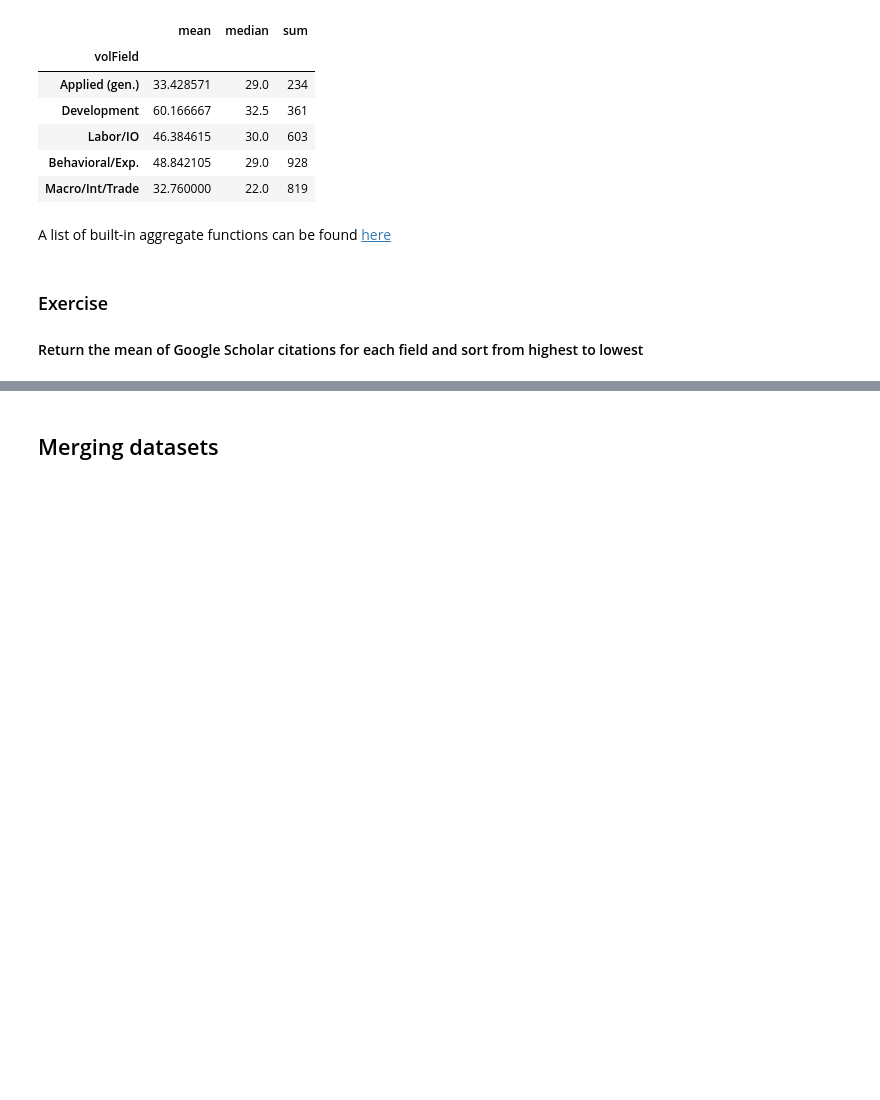
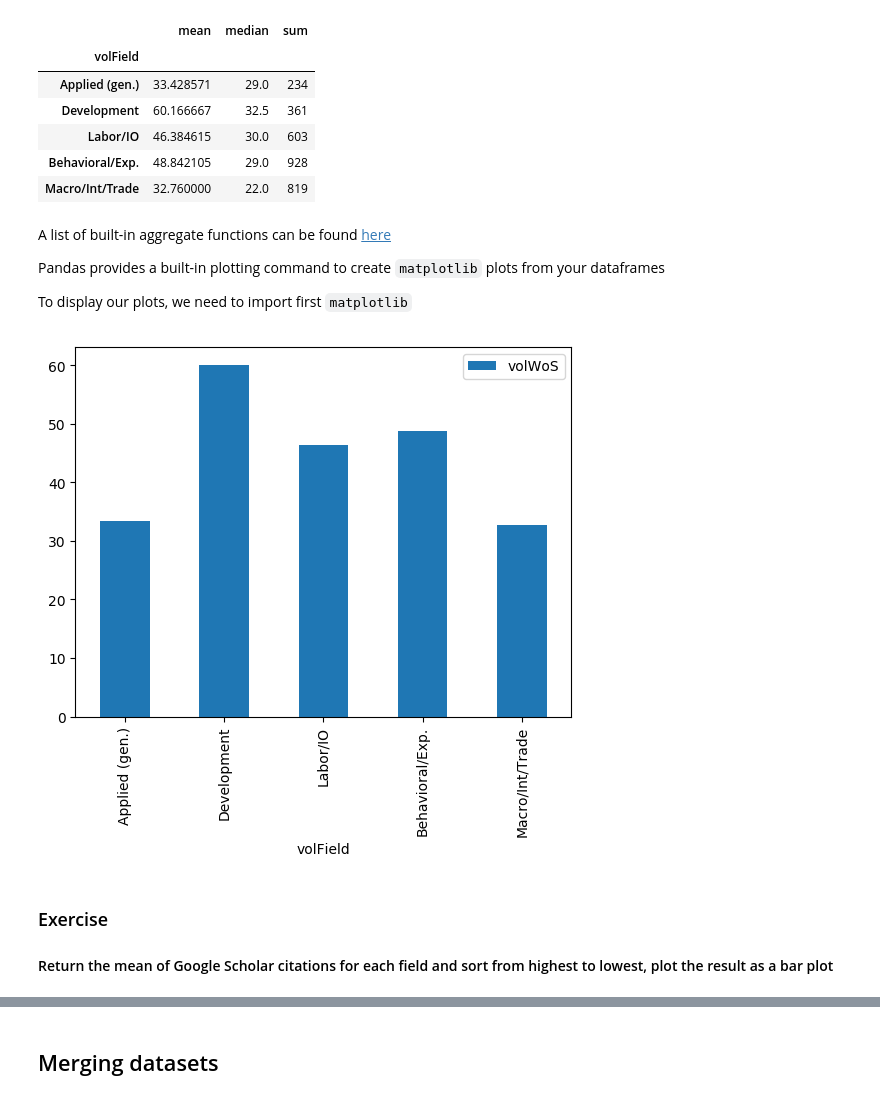
Before and after one commit to QuantEcon/phd_workshops, a Jupyter notebook: Natasha/intro-to-data-analysis-plotting.ipynb, the cells around one changed output, grey strips where cells are left out. Saved outputs shown, nothing was run; the diff lists cells and outputs as text; code cells hidden in the pictures; blank space fills up the shorter version.

```diff
--- a/Natasha/intro-to-data-analysis-plotting.ipynb
+++ b/Natasha/intro-to-data-analysis-plotting.ipynb
@@ -499,10 +401,21 @@ grouped['volWoS'].agg(['mean', 'median', 'sum'])
 | Macro/Int/Trade | 32.760000 | 22.0 | 819 |
 # %% [markdown]
 A list of built-in aggregate functions can be found [here](http://pandas.pydata.org/pandas-docs/stable/basics.html#descriptive-statistics)
+
+Pandas provides a built-in plotting command to create `matplotlib` plots from your dataframes
+
+To display our plots, we need to import first `matplotlib`
+# %%
+import matplotlib.pyplot as plt
+
+grouped[['volField', 'volWoS']].mean().plot(kind='bar')
+plt.show()
+# %% [output]
+[figure, added]
 # %% [markdown]
 ### Exercise
 
-#### Return the mean of Google Scholar citations for each field and sort from highest to lowest
+#### Return the mean of Google Scholar citations for each field and sort from highest to lowest, plot the result as a bar plot
 # %% [markdown]
 <button data-toggle="collapse" data-target="#sol9" class='btn btn-primary'>Solution</button>
 <div id="sol9" class="collapse">
```
Also changed, not shown: parts of 18 cells of this notebook, 1 other file.
